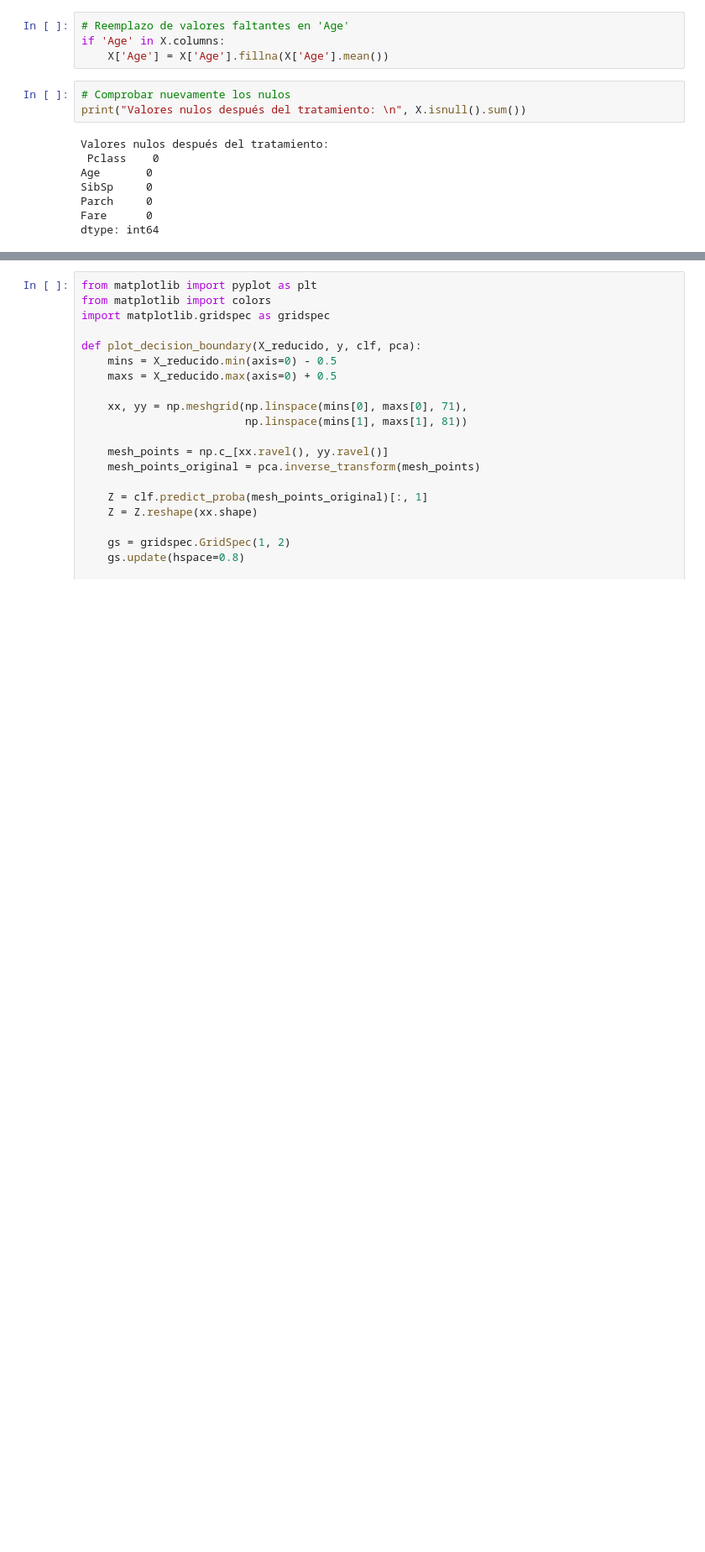
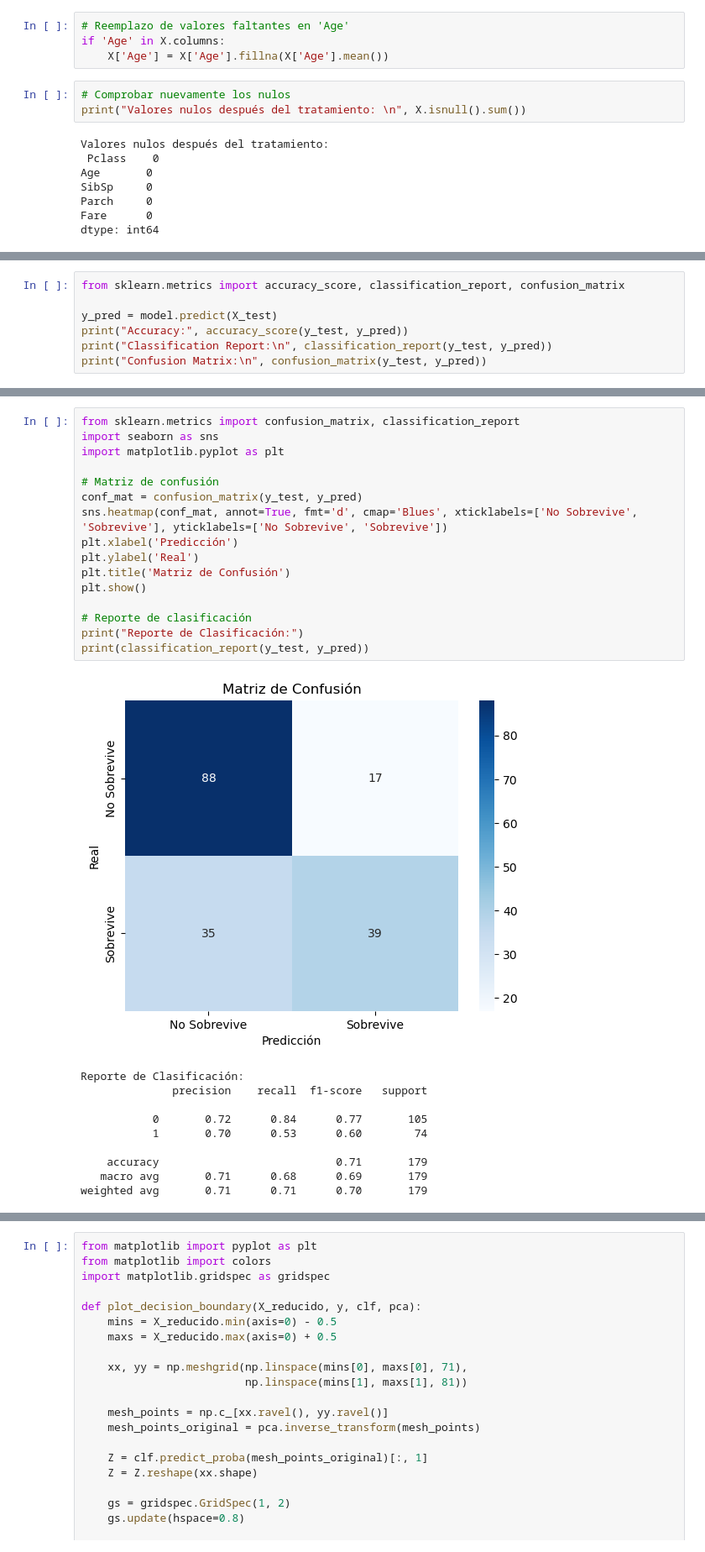
Before and after one commit to lmexe18/Python_JupyterNotebook, a Jupyter notebook: ML con Python/2/NaiveBayes.ipynb, the cells around one changed output, grey strips where cells are left out. Shown at 84% size. Drawn from its saved outputs; the diff is of its cells as text; blank space fills up the shorter version.

```diff
--- a/ML con Python/2/NaiveBayes.ipynb
+++ b/ML con Python/2/NaiveBayes.ipynb
@@ -118,0 +187,7 @@ GaussianNB()
+# %%
+from sklearn.metrics import accuracy_score, classification_report, confusion_matrix
+
+y_pred = model.predict(X_test)
+print("Accuracy:", accuracy_score(y_test, y_pred))
+print("Classification Report:\n", classification_report(y_test, y_pred))
+print("Confusion Matrix:\n", confusion_matrix(y_test, y_pred))
@@ -118,0 +209,27 @@ GaussianNB()
+# %%
+from sklearn.metrics import confusion_matrix, classification_report
+import seaborn as sns
+import matplotlib.pyplot as plt
+
+# Matriz de confusión
+conf_mat = confusion_matrix(y_test, y_pred)
+sns.heatmap(conf_mat, annot=True, fmt='d', cmap='Blues', xticklabels=['No Sobrevive', 'Sobrevive'], yticklabels=['No Sobrevive', 'Sobrevive'])
+plt.xlabel('Predicción')
+plt.ylabel('Real')
+plt.title('Matriz de Confusión')
+plt.show()
+
+# Reporte de clasificación
+print("Reporte de Clasificación:")
+print(classification_report(y_test, y_pred))
+# %% [output]
+[figure, added]
+Reporte de Clasificación:
+              precision    recall  f1-score   support
+
+           0       0.72      0.84      0.77       105
+           1       0.70      0.53      0.60        74
+
+    accuracy                           0.71       179
+   macro avg       0.71      0.68      0.69       179
+weighted avg       0.71      0.71      0.70       179
```
Also changed, not shown: parts of 18 cells of this notebook.
